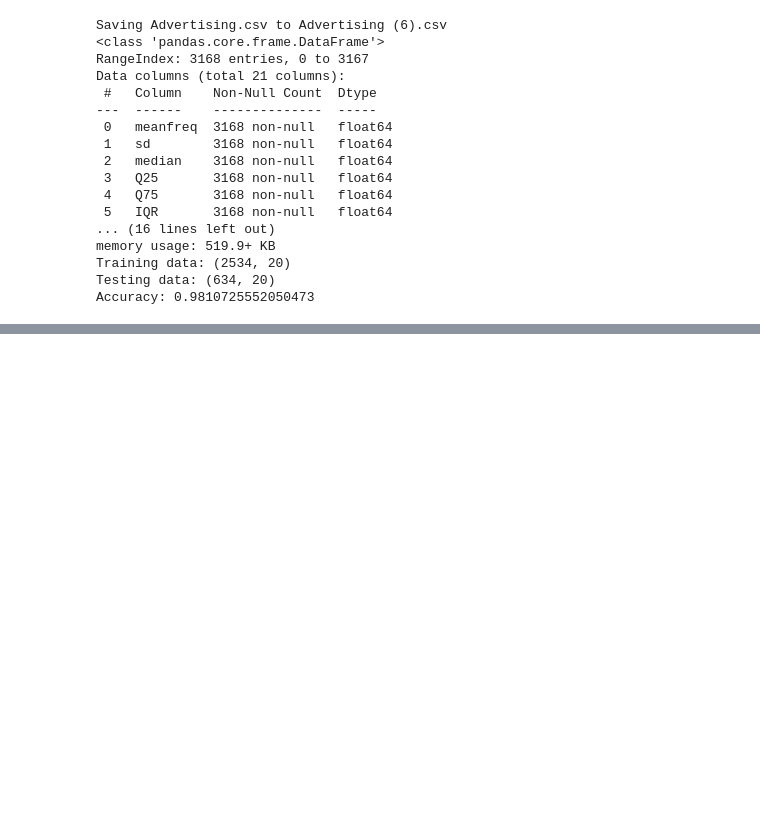
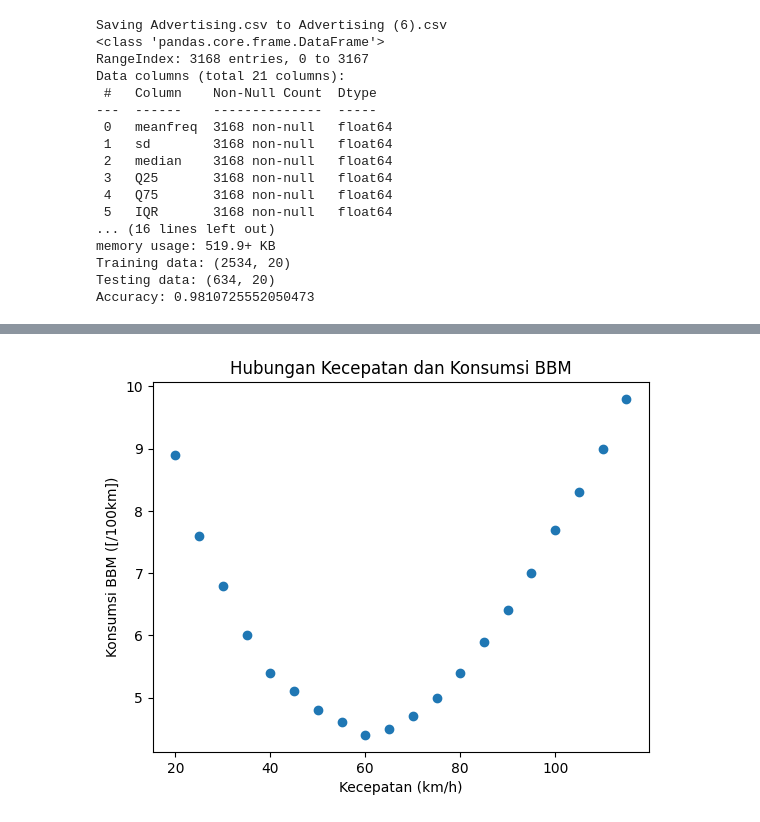
Before and after one commit to meryymarta/DataMining, a Jupyter notebook: Week6_Regression.ipynb, the cells around one changed output, grey strips where cells are left out. Cells and saved outputs as stored; diff of their text form; code cells hidden in the pictures; blank space fills up the shorter version.

```diff
--- a/Week6_Regression.ipynb
+++ b/Week6_Regression.ipynb
@@ -154,3 +154,93 @@ memory usage: 519.9+ KB
 Training data: (2534, 20)
 Testing data: (634, 20)
 Accuracy: 0.9810725552050473
+# %%
+#PRAKTIKUM 6 - POLYNOMIAL REGRESSION DENGAN PHYTON
+#import library
+import numpy as np
+import pandas as pd
+import matplotlib.pyplot as plt
+
+from sklearn.preprocessing import PolynomialFeatures
+from sklearn.linear_model import LinearRegression
+from sklearn.metrics import mean_squared_error
+from sklearn.model_selection import train_test_split
+
+from google.colab import files
+uploaded = files.upload()
+
+#load dataset
+df = pd.read_csv("fuel_efficiency_speed.csv")
+df.head()
+
+#eksplorasi dataset
+df.info()
+df.describe()
+
+#visualisasi dengan scatter plot
+plt.scatter(df['speed_kmh'], df['fuel_consumption'])
+plt.xlabel("Kecepatan (km/h)")
+plt.ylabel("Konsumsi BBM ([/100km])")
+plt.title("Hubungan Kecepatan dan Konsumsi BBM")
+plt.show()
+
+#memisahkan variabel independen (X) dan dependen (y)
+X = df[['speed_kmh']]
+y = df['fuel_consumption']
+
+#membagi data training 80% dan data testing 20%
+X_train, X_test, y_train, y_test = train_test_split(
+    X, y, test_size=0.2, random_state=42
+)
+
+#melakukan percobaan dengan polynomial degree 2
+poly = PolynomialFeatures(degree=2)
+
+X_train_poly = poly.fit_transform(X_train)
+X_test_poly = poly.transform(X_test)
+
+#membangun model regresi
+model = LinearRegression()
+model.fit(X_train_poly, y_train)
+
+#melakukan prediksi pada data training dan data testing
+y_train_pred = model.predict(X_train_poly)
+y_test_pred = model.predict(X_test_poly)
+
+#evaluasi model dengan menghitung RMSE
+rmse_train = np.sqrt(mean_squared_error(y_train, y_train_pred))
+rmse_test = np.sqrt(mean_squared_error(y_test, y_test_pred))
+
+print("RMSE Training:", rmse_train)
+print("RMSE Testing:", rmse_test)
+
+#visualisasi polynomial regressi
+plt.scatter(X,y, color='blue', label='Data asli')
+
+X_sorted = np.sort(X.values, axis=0)
+X_sorted_poly = poly.transform(X_sorted)
+y_sorted_pred = model.predict(X_sorted_poly)
+
+plt.plot(X_sorted, y_sorted_pred, color='red', label='Polynomial Regression')
+
+plt.xlabel("Kecepatan Kendaraan (km/jam)")
+plt.ylabel("Konsumsi BBM (Liter/100 km)")
+plt.title('Polynomial Regression')
+
+plt.legend()
+plt.show()
+
+#melakukan prediksi konsumsi BBM pada kecepatan 120 km/jam
+new_speed = np.array([[120]])
+new_speed_poly = poly.transform(new_speed)
+prediction = model.predict(new_speed_poly)
+
+print("Prediksi konsumsi BBM:", prediction[0])
+
+#melakukan prediksi konsumsi BBM pada kecepatan 120 km/jam
+new_speed = np.array([[80]])
+new_speed_poly = poly.transform(new_speed)
+prediction = model.predict(new_speed_poly)
+
+print("Prediksi konsumsi BBM:", prediction[0])
+# %% [output]
@@ -156,0 +258 @@ Accuracy: 0.9810725552050473
+[figure, added]
```
Also changed, not shown: parts of 2 cells of this notebook.
